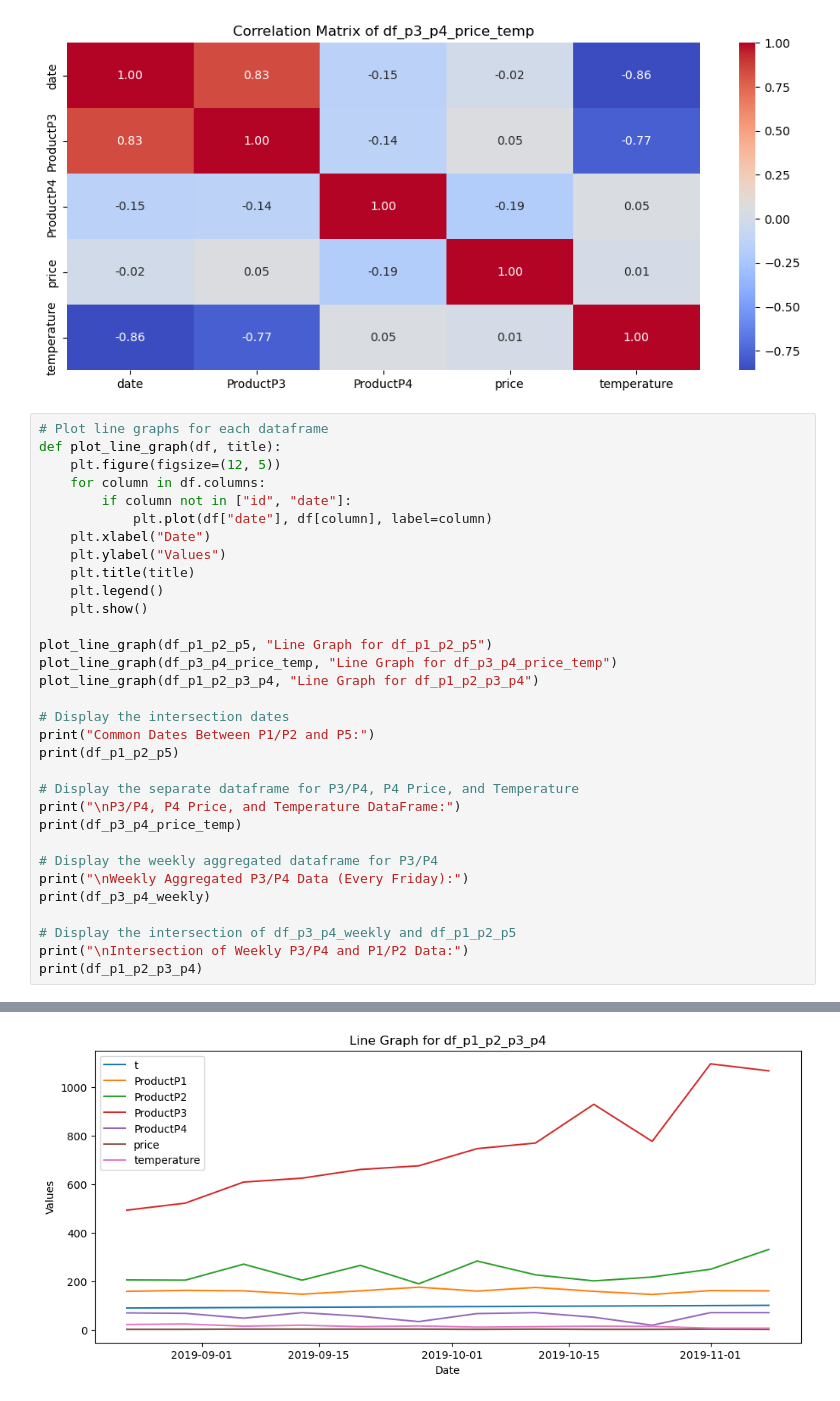
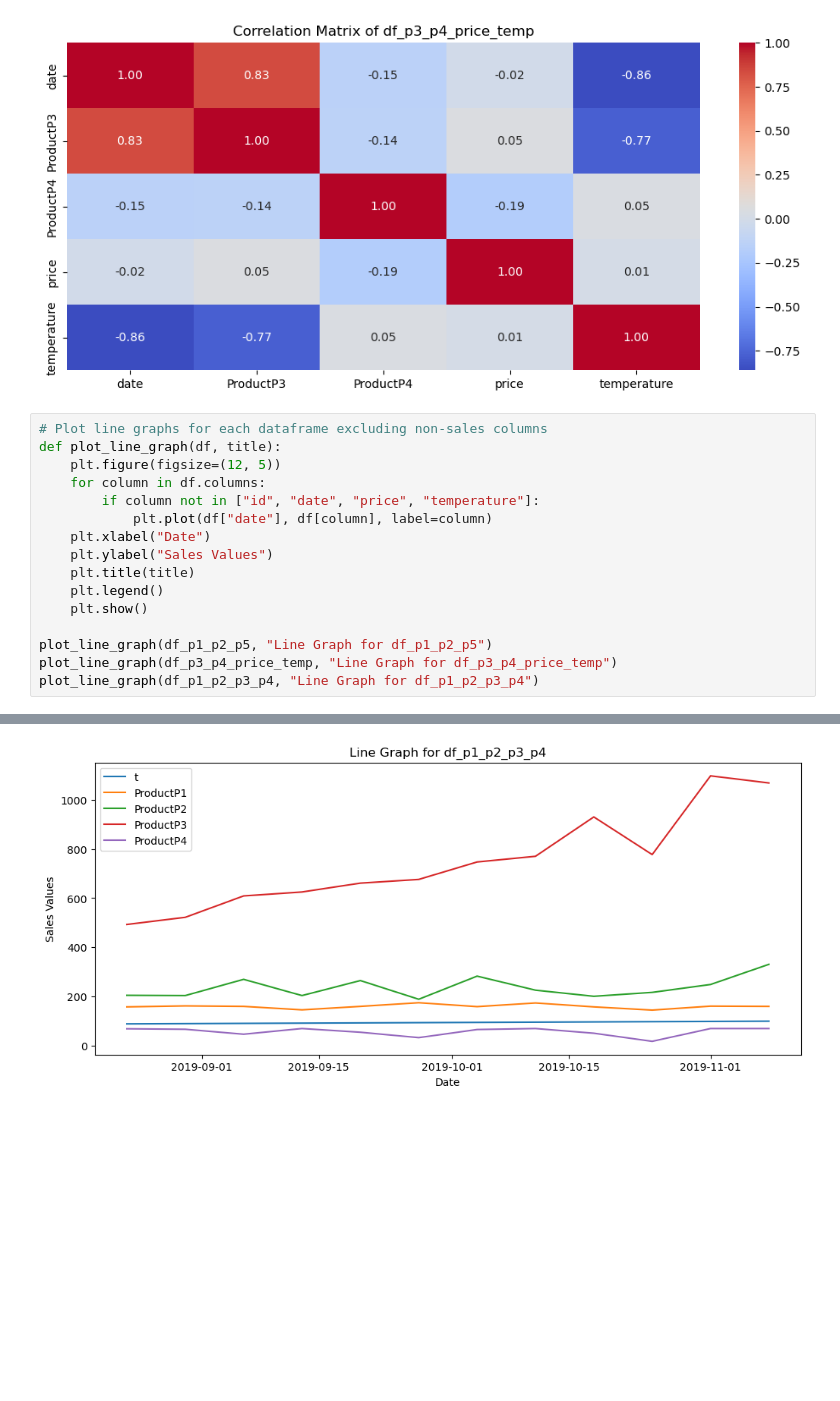
Before and after one commit to Suraj-st/PrinciplesOfDataScience_Group2, a Jupyter notebook: Shalindri/eda.ipynb, the cells around one changed output, grey strips where cells are left out. Saved outputs shown, nothing was run; the diff lists cells and outputs as text; blank space fills up the shorter version.

```diff
--- a/Shalindri/eda.ipynb
+++ b/Shalindri/eda.ipynb
@@ -95,14 +95,14 @@ plt.show()
 [figure]
 [figure]
 # %%
-# Plot line graphs for each dataframe
+# Plot line graphs for each dataframe excluding non-sales columns
 def plot_line_graph(df, title):
     plt.figure(figsize=(12, 5))
     for column in df.columns:
-        if column not in ["id", "date"]:
+        if column not in ["id", "date", "price", "temperature"]:
             plt.plot(df["date"], df[column], label=column)
     plt.xlabel("Date")
-    plt.ylabel("Values")
+    plt.ylabel("Sales Values")
     plt.title(title)
     plt.legend()
     plt.show()
@@ -110,20 +110,4 @@ def plot_line_graph(df, title):
 plot_line_graph(df_p1_p2_p5, "Line Graph for df_p1_p2_p5")
 plot_line_graph(df_p3_p4_price_temp, "Line Graph for df_p3_p4_price_temp")
 plot_line_graph(df_p1_p2_p3_p4, "Line Graph for df_p1_p2_p3_p4")
-
-# Display the intersection dates
-print("Common Dates Between P1/P2 and P5:")
-print(df_p1_p2_p5)
-
-# Display the separate dataframe for P3/P4, P4 Price, and Temperature
-print("\nP3/P4, P4 Price, and Temperature DataFrame:")
-print(df_p3_p4_price_temp)
-
-# Display the weekly aggregated dataframe for P3/P4
-print("\nWeekly Aggregated P3/P4 Data (Every Friday):")
-print(df_p3_p4_weekly)
-
-# Display the intersection of df_p3_p4_weekly and df_p1_p2_p5
-print("\nIntersection of Weekly P3/P4 and P1/P2 Data:")
-print(df_p1_p2_p3_p4)
 # %% [output]
@@ -132 +116 @@ print(df_p1_p2_p3_p4)
-[figure, old version]
+[figure, new version]
```
Also changed, not shown: parts of 4 cells of this notebook.
